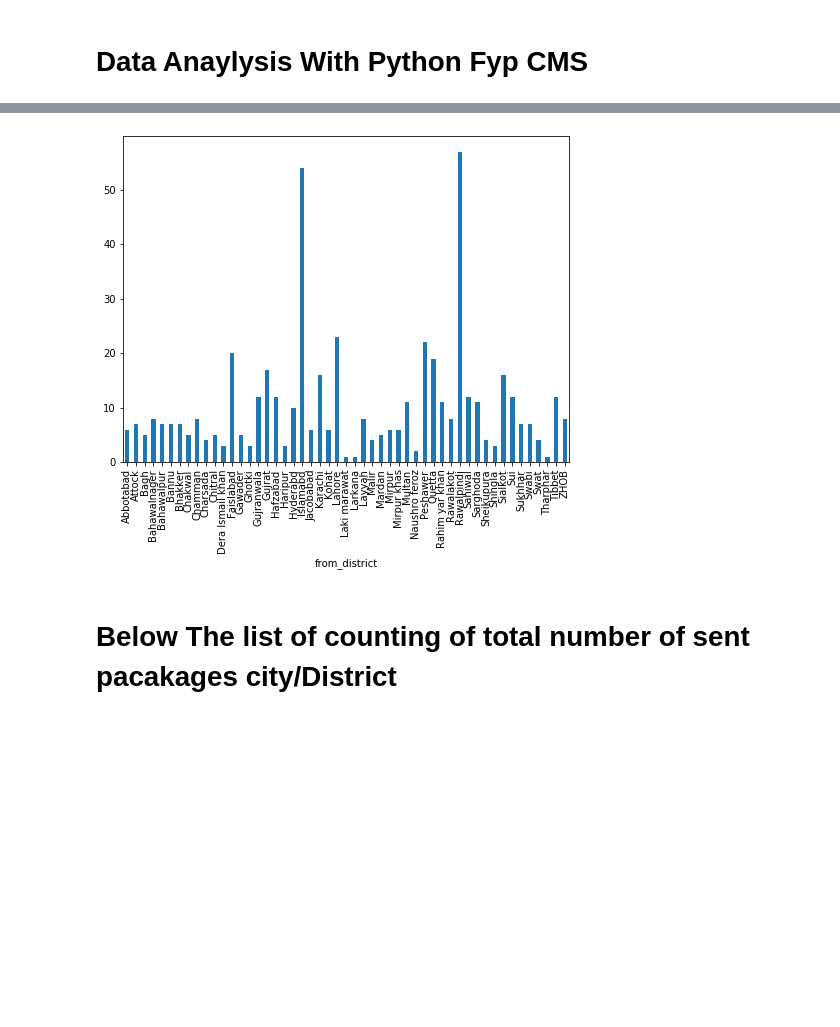
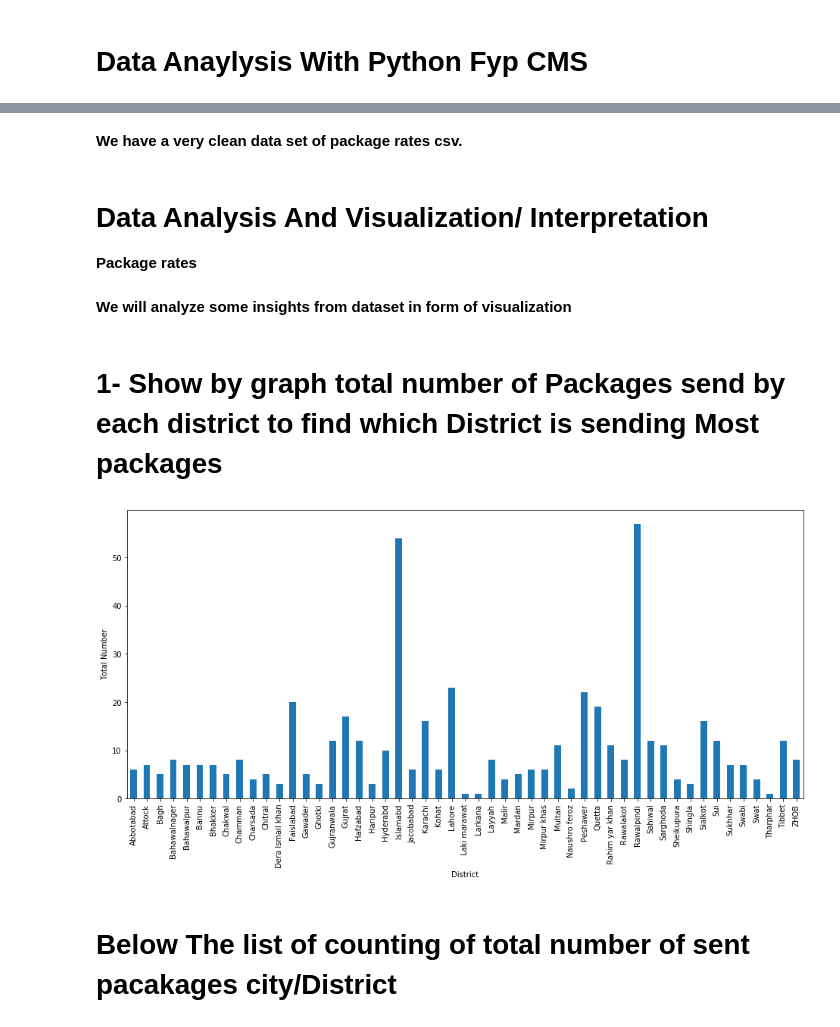
Before and after one commit to SheikhHamxa/Django-data-analysis-fyp-, a Jupyter notebook: # Data Anaylysis With Python Fyp CMS.ipynb, the cells around one changed output, grey strips where cells are left out. Saved outputs shown, nothing was run; the diff lists cells and outputs as text; code cells hidden in the pictures; blank space fills up the shorter version.

```diff
--- a/# Data Anaylysis With Python Fyp CMS.ipynb
+++ b/# Data Anaylysis With Python Fyp CMS.ipynb
@@ -50,0 +14,4 @@ df.tail(10)
+# %%
+
+df_pkg_rates=pd.read_csv(r'pacakagerates2.csv')
+df_pkg_rates
@@ -51,16 +169,21 @@ df.tail(10)
+# %% [markdown]
+<b> We have a very clean data set of package rates csv. <b>
+# %% [markdown]
+# Data Analysis And Visualization/ Interpretation
+<b> Package rates <b>
+# %% [markdown]
+<b> We will analyze some insights from dataset in form of visualization <b>
+# %% [markdown]
+# 1- Show by graph total number of Packages send by each district to find which District is sending Most packages
 # %%
-import matplotlib.pyplot as plt
-import pandas as pd
-import numpy as np
-%matplotlib inline
-plt.rcParams['figure.figsize']=(8,6)
-
-df.groupby('from_district')['id'].nunique().plot(kind='bar')
-
+plt.rcParams['figure.figsize']=(16,7)
+df_pkg_rates.groupby('from_district')['id'].nunique().plot(kind='bar')
 figsize=(28,5)
+plt.xlabel('District')
+plt.ylabel('Total Number')
 plt.show()
 # %% [output]
-[figure, old version]
+[figure, new version]
 # %% [markdown]
 # Below The list of counting of total number of sent pacakages city/District
 # %%
```
Also changed, not shown: parts of 217 cells of this notebook.
